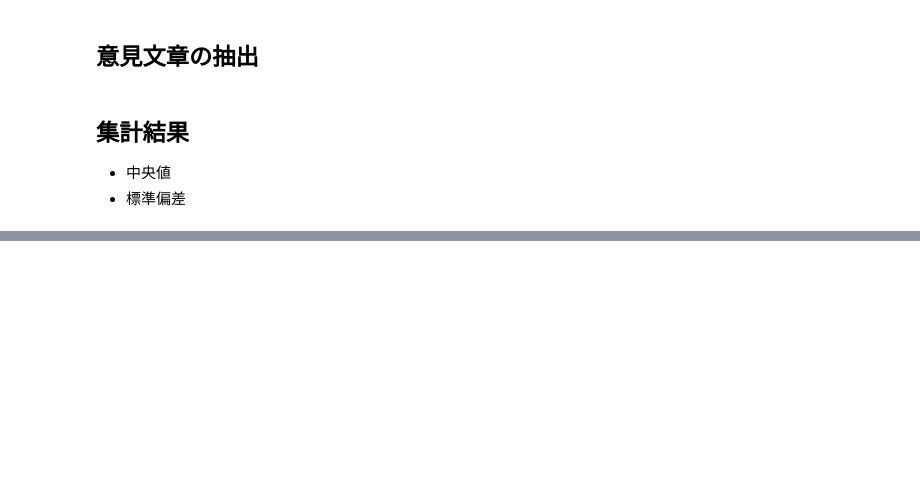
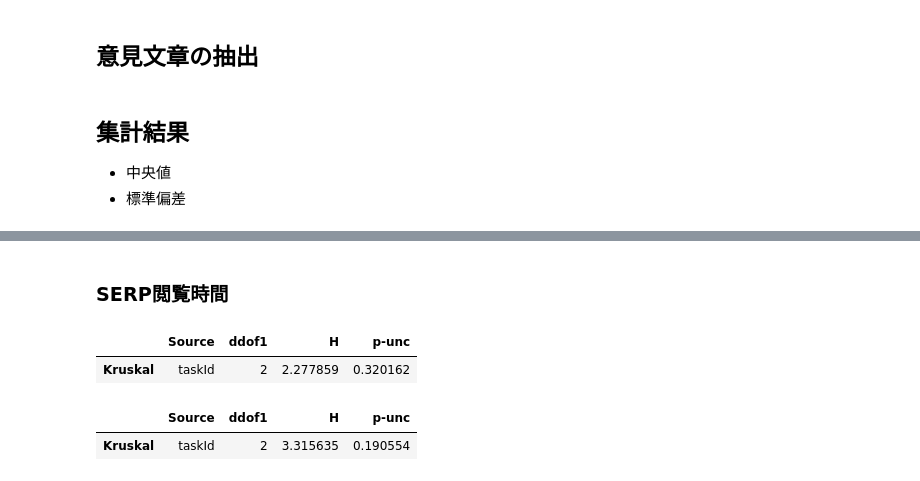
Before and after one commit to oxyu8/q-analysis, a Jupyter notebook: main.ipynb, the cells around one changed output, grey strips where cells are left out. Saved outputs shown, nothing was run; the diff lists cells and outputs as text; code cells hidden in the pictures; blank space fills up the shorter version.

```diff
--- a/main.ipynb
+++ b/main.ipynb
@@ -472,0 +739,50 @@ get_target_column_median_and_std(
+# %% [markdown]
+### SERP閲覧時間
+# %%
+# 大気汚染
+airPollution_serp_time_duration_df = serp_time_duration_df_without_invalid_user[
+    serp_time_duration_df_without_invalid_user['taskId'].isin(
+        AIRPOLLUTION_UI_CONDITION)
+]
+q_airPollution_serp_time_duration_df = q_serp_time_duration_df_without_invalid_user[
+    q_serp_time_duration_df_without_invalid_user['taskId'].isin(
+        ['AIRPOLLUTION_WITH_QUESTIONUI'])
+]
+all_condition_airPollution_serp_time_duration_df = pd.concat(
+    [airPollution_serp_time_duration_df, q_airPollution_serp_time_duration_df])
+anova_result = kruskal(
+    data=all_condition_airPollution_serp_time_duration_df,
+    dv="time_on_serp",
+    between='taskId'
+)
+display(anova_result)
+if int(anova_result['p-unc'] < 0.05):
+    mcomp_result = do_multiple_comparison_with_FDR_airPollution(
+        all_condition_airPollution_serp_time_duration_df, target_value='time_on_serp')
+    display(mcomp_result)
+
+# ベトナム旅行
+vietnam_serp_time_duration_df = serp_time_duration_df_without_invalid_user[
+    serp_time_duration_df_without_invalid_user['taskId'].isin(
+        VIETNAMTRIP_UI_CONDITION)
+]
+q_vietnam_serp_time_duration_df = q_serp_time_duration_df_without_invalid_user[
+    q_serp_time_duration_df_without_invalid_user['taskId'].isin(
+        ['VIETNAMTRIP_WITH_QUESTIONUI'])
+]
+all_condition_vietnam_serp_time_duration_df = pd.concat([
+    vietnam_serp_time_duration_df,
+    q_vietnam_serp_time_duration_df
+])
+anova_result = kruskal(
+    data=all_condition_vietnam_serp_time_duration_df, dv="time_on_serp", between='taskId')
+display(anova_result)
+if int(anova_result['p-unc'] < 0.05):
+    mcomp_result = do_multiple_comparison_with_FDR_vietnam(
+        all_condition_vietnam_serp_time_duration_df, target_value='time_on_serp')
+    display(mcomp_result)
+# %% [output]
+|  | Source | ddof1 | H | p-unc |
+| Kruskal | taskId | 2 | 2.277859 | 0.320162 |
+|  | Source | ddof1 | H | p-unc |
+| Kruskal | taskId | 2 | 3.315635 | 0.190554 |
```
Also changed, not shown: parts of 8 cells of this notebook.
